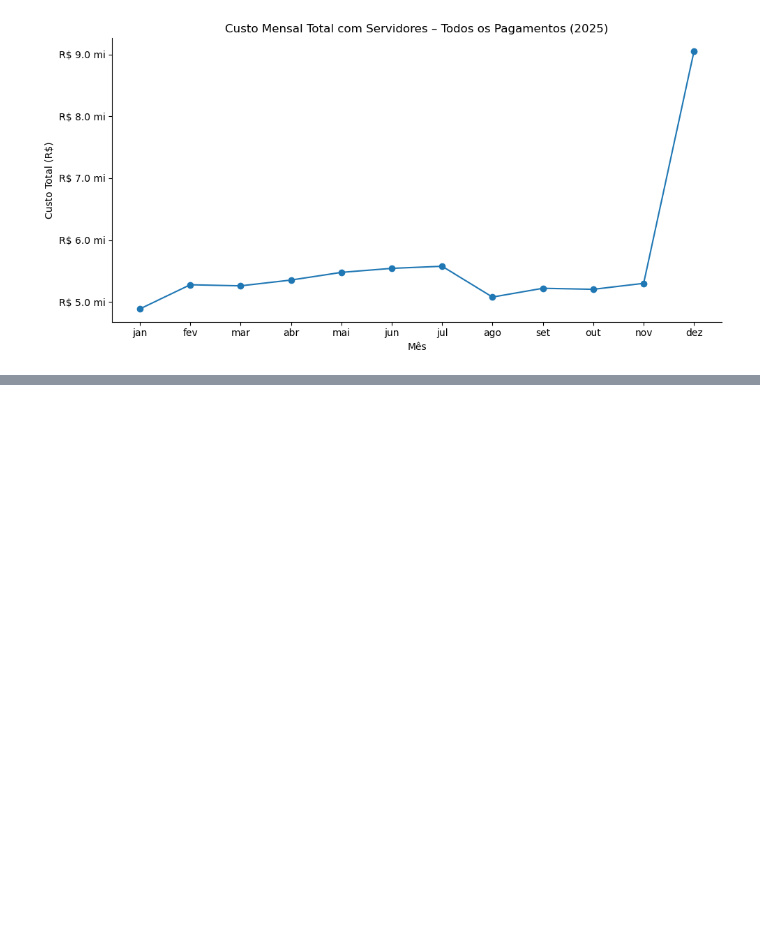
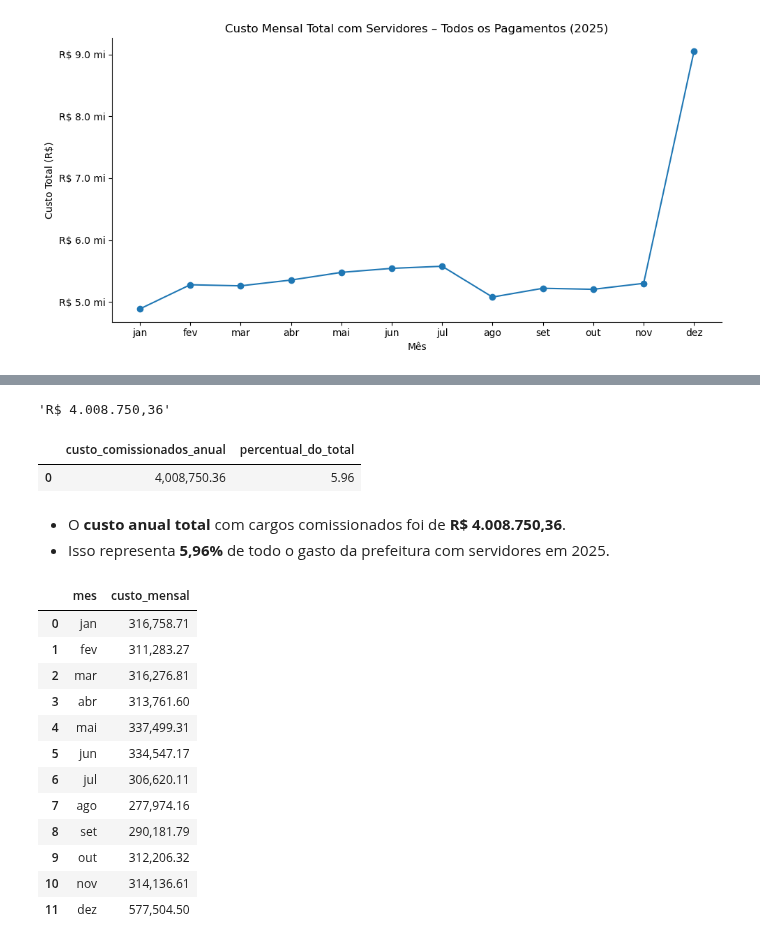
Before and after one commit to oguidenardi/folha_pagamento_santa_rita_2025, a Jupyter notebook: notebooks/04_exploratory_data_analysis.ipynb, the cells around one changed output, grey strips where cells are left out. Drawn from its saved outputs; the diff is of its cells as text; code cells hidden in the pictures; blank space fills up the shorter version.

```diff
--- a/notebooks/04_exploratory_data_analysis.ipynb
+++ b/notebooks/04_exploratory_data_analysis.ipynb
@@ -1133,0 +1142,52 @@ plt.show()
+# %%
+custo_comissionados_anual = df_comissionados["proventos"].sum()
+
+custo_comissionados_anual_fmt = (
+    f"R$ {custo_comissionados_anual:,.2f}"
+    .replace(",", "X")
+    .replace(".", ",")
+    .replace("X", ".")
+)
+
+custo_comissionados_anual_fmt
+# %% [output]
+'R$ 4.008.750,36'
+# %%
+custo_total_prefeitura = df_serv["proventos"].sum()
+
+pct_comissionados = (custo_comissionados_anual / custo_total_prefeitura) * 100
+
+pd.DataFrame({
+    "custo_comissionados_anual": [custo_comissionados_anual],
+    "percentual_do_total": [pct_comissionados]
+})
+# %% [output]
+|  | custo_comissionados_anual | percentual_do_total |
+| 0 | 4,008,750.36 | 5.96 |
+# %% [markdown]
+- O **custo anual total** com cargos comissionados foi de **R$ 4.008.750,36**.
+- Isso representa **5,96%** de todo o gasto da prefeitura com servidores em 2025.
+# %%
+custo_comissionados_mensal = (
+    df_comissionados
+    .groupby("mes")["proventos"]
+    .sum()
+    .reindex(ordem_meses)
+    .reset_index(name="custo_mensal")
+)
+
+custo_comissionados_mensal
+# %% [output]
+|  | mes | custo_mensal |
+| 0 | jan | 316,758.71 |
+| 1 | fev | 311,283.27 |
+| 2 | mar | 316,276.81 |
+| 3 | abr | 313,761.60 |
+| 4 | mai | 337,499.31 |
+| 5 | jun | 334,547.17 |
+| 6 | jul | 306,620.11 |
+| 7 | ago | 277,974.16 |
+| 8 | set | 290,181.79 |
+| 9 | out | 312,206.32 |
+| 10 | nov | 314,136.61 |
+| 11 | dez | 577,504.50 |
```
Also changed, not shown: parts of 4 cells of this notebook.
